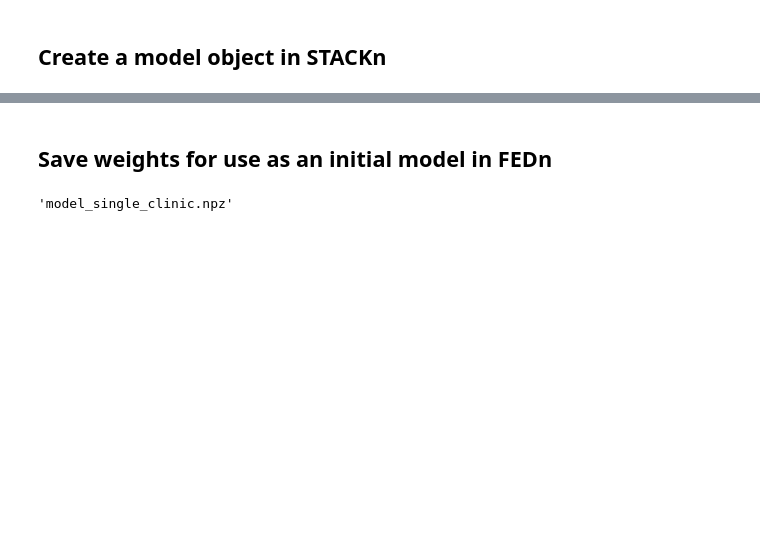
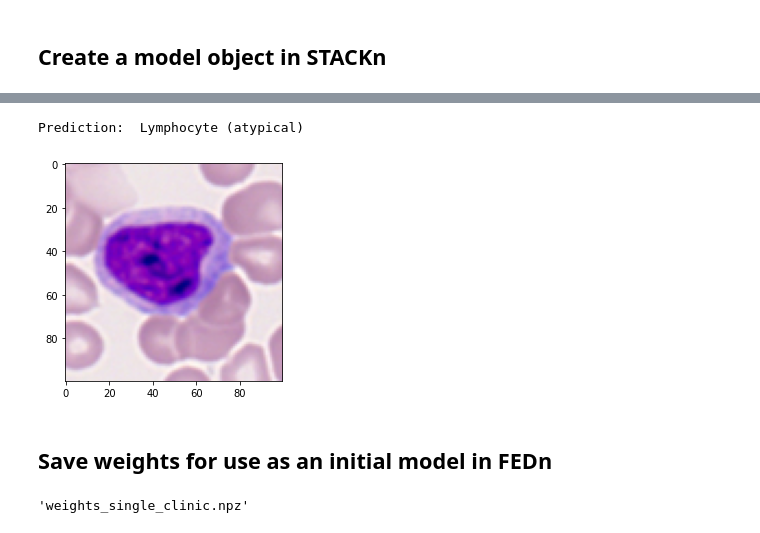
Before and after one commit to scaleoutsystems/digital-pathology-tutorial, a Jupyter notebook: single_clinic.ipynb, the cells around one changed output, grey strips where cells are left out. Cells and saved outputs as stored; diff of their text form; code cells hidden in the pictures; blank space fills up the shorter version.

Commit message:
Added prediction example

```diff
--- a/single_clinic.ipynb
+++ b/single_clinic.ipynb
@@ -182,9 +178,31 @@ NameError: name 'repo' is not defined
+# %%
+import stackn.auth as sa
+import requests
+import numpy as np
+
+# If you are running locally with self signed certificate, then CHANGE the secure and verify variables to False
+secure = {"STACKN_SECURE": True}
+conf, status = sa.get_token(secure)
+
+# Load image to predict on / form input
+imgtest = np.load('dataset/processed/data_partitions/partition0/data_singlets/MON_1683.npy')
+imgtest=np.expand_dims(imgtest,0)
+inp = {"inputs": imgtest.tolist()}
+
+endpoint = 'https://r665fa460.studio.scaleoutsystems.com/v1/models/models:predict'
+res = requests.post(endpoint, json=inp, headers={"Authorization": "Bearer "+conf['STACKN_ACCESS_TOKEN']})
+# %%
+plt.imshow(imgtest[0])
+print("Prediction: ", class_names_y[np.argmax(res.json()['outputs'])])
+# %% [output]
+Prediction:  Lymphocyte (atypical)
+[figure, added]
 # %% [markdown]
 ## Save weights for use as an initial model in FEDn
 # %%
 from fedn.utils.kerashelper import KerasHelper
 helper = KerasHelper()
 weights = model.get_weights()
-helper.save_model(weights, "model_single_clinic.npz")
+helper.save_model(weights, "weights_single_clinic.npz")
 # %% [output]
-'model_single_clinic.npz'
+'weights_single_clinic.npz'
```
Also changed, not shown: parts of 2 cells of this notebook.
